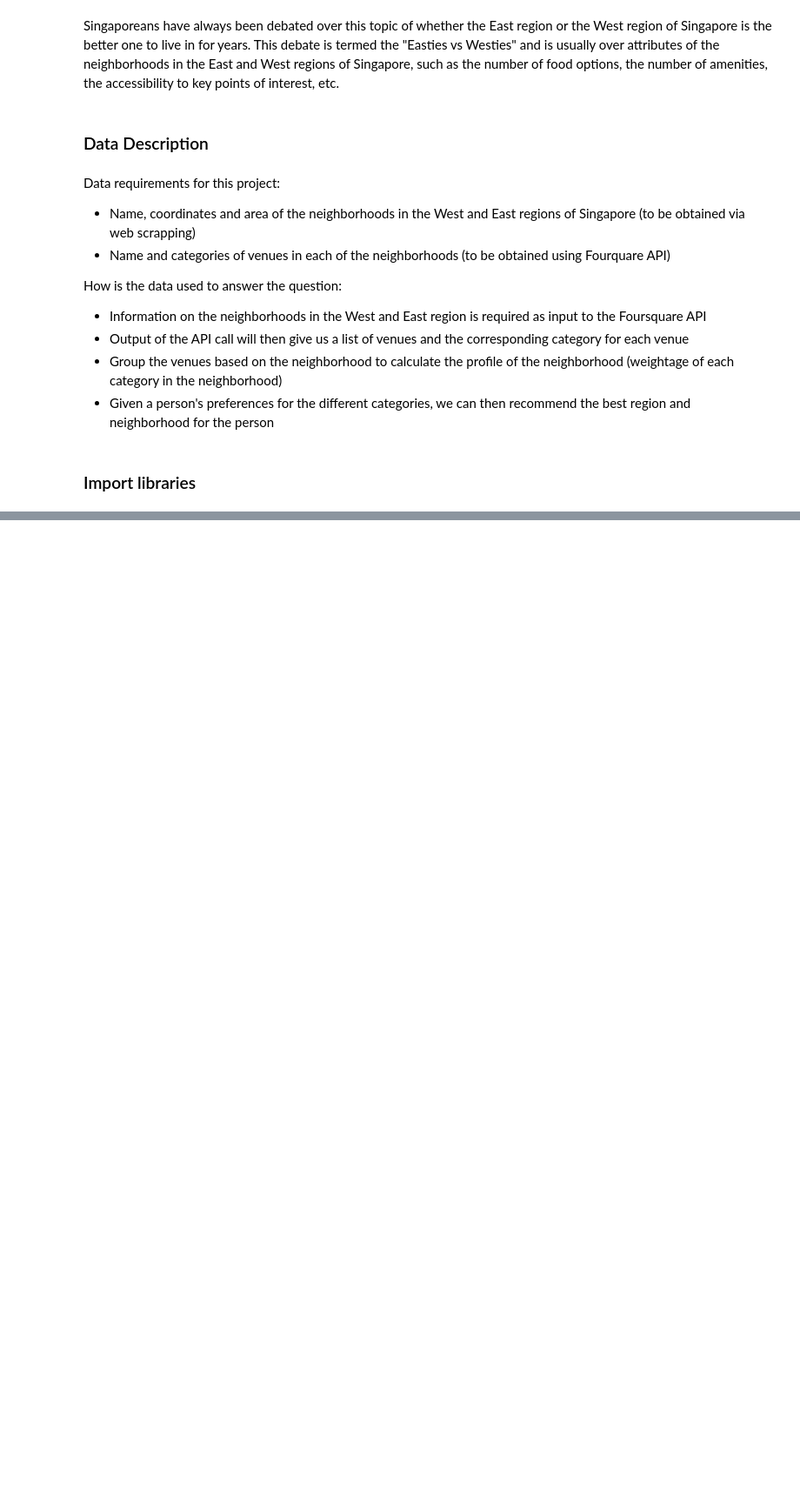
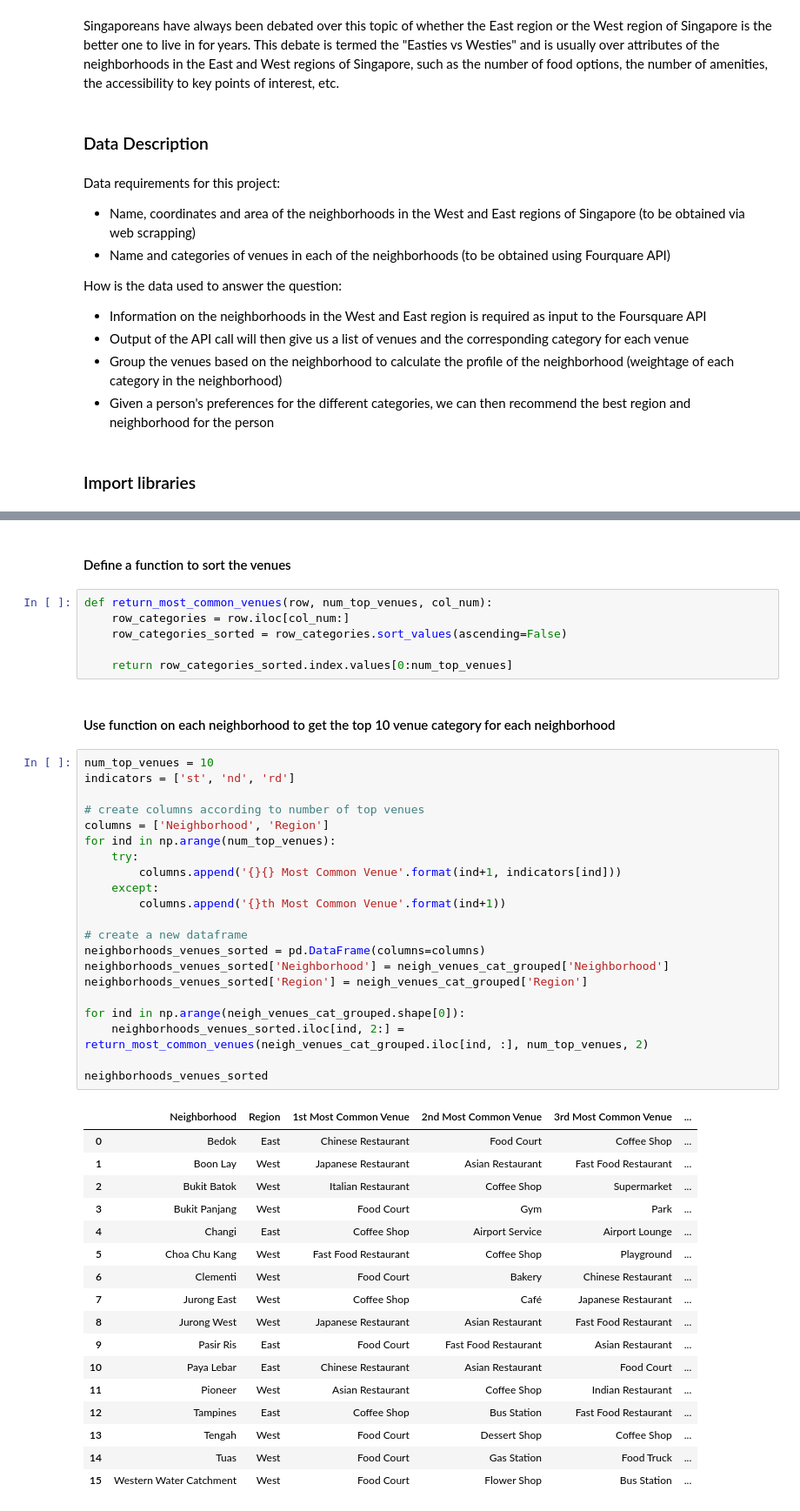
Before and after one commit to jengweiteoh/ibmcapstone, a Jupyter notebook: Battle of the Neighborhoods - Singapore.ipynb, the cells around one changed output, grey strips where cells are left out. Shown: that part at 87% size. Cells and saved outputs as stored; diff of their text form; blank space fills up the shorter version.

```diff
--- a/Battle of the Neighborhoods - Singapore.ipynb
+++ b/Battle of the Neighborhoods - Singapore.ipynb
@@ -84,0 +280,49 @@ results
+# %% [markdown]
+#### Define a function to sort the venues
+# %%
+def return_most_common_venues(row, num_top_venues, col_num):
+    row_categories = row.iloc[col_num:]
+    row_categories_sorted = row_categories.sort_values(ascending=False)
+
+    return row_categories_sorted.index.values[0:num_top_venues]
+# %% [markdown]
+#### Use function on each neighborhood to get the top 10 venue category for each neighborhood
+# %%
+num_top_venues = 10
+indicators = ['st', 'nd', 'rd']
+
+# create columns according to number of top venues
+columns = ['Neighborhood', 'Region']
+for ind in np.arange(num_top_venues):
+    try:
+        columns.append('{}{} Most Common Venue'.format(ind+1, indicators[ind]))
+    except:
+        columns.append('{}th Most Common Venue'.format(ind+1))
+
+# create a new dataframe
+neighborhoods_venues_sorted = pd.DataFrame(columns=columns)
+neighborhoods_venues_sorted['Neighborhood'] = neigh_venues_cat_grouped['Neighborhood']
+neighborhoods_venues_sorted['Region'] = neigh_venues_cat_grouped['Region']
+
+for ind in np.arange(neigh_venues_cat_grouped.shape[0]):
+    neighborhoods_venues_sorted.iloc[ind, 2:] = return_most_common_venues(neigh_venues_cat_grouped.iloc[ind, :], num_top_venues, 2)
+
+neighborhoods_venues_sorted
+# %% [output]
+|  | Neighborhood | Region | 1st Most Common Venue | 2nd Most Common Venue | 3rd Most Common Venue | ... |
+| 0 | Bedok | East | Chinese Restaurant | Food Court | Coffee Shop | ... |
+| 1 | Boon Lay | West | Japanese Restaurant | Asian Restaurant | Fast Food Restaurant | ... |
+| 2 | Bukit Batok | West | Italian Restaurant | Coffee Shop | Supermarket | ... |
+| 3 | Bukit Panjang | West | Food Court | Gym | Park | ... |
+| 4 | Changi | East | Coffee Shop | Airport Service | Airport Lounge | ... |
+| 5 | Choa Chu Kang | West | Fast Food Restaurant | Coffee Shop | Playground | ... |
+| 6 | Clementi | West | Food Court | Bakery | Chinese Restaurant | ... |
+| 7 | Jurong East | West | Coffee Shop | Café | Japanese Restaurant | ... |
+| 8 | Jurong West | West | Japanese Restaurant | Asian Restaurant | Fast Food Restaurant | ... |
+| 9 | Pasir Ris | East | Food Court | Fast Food Restaurant | Asian Restaurant | ... |
+| 10 | Paya Lebar | East | Chinese Restaurant | Asian Restaurant | Food Court | ... |
+| 11 | Pioneer | West | Asian Restaurant | Coffee Shop | Indian Restaurant | ... |
+| 12 | Tampines | East | Coffee Shop | Bus Station | Fast Food Restaurant | ... |
+| 13 | Tengah | West | Food Court | Dessert Shop | Coffee Shop | ... |
+| 14 | Tuas | West | Food Court | Gas Station | Food Truck | ... |
+| 15 | Western Water Catchment | West | Food Court | Flower Shop | Bus Station | ... |
```
Also changed, not shown: parts of 39 cells of this notebook.
